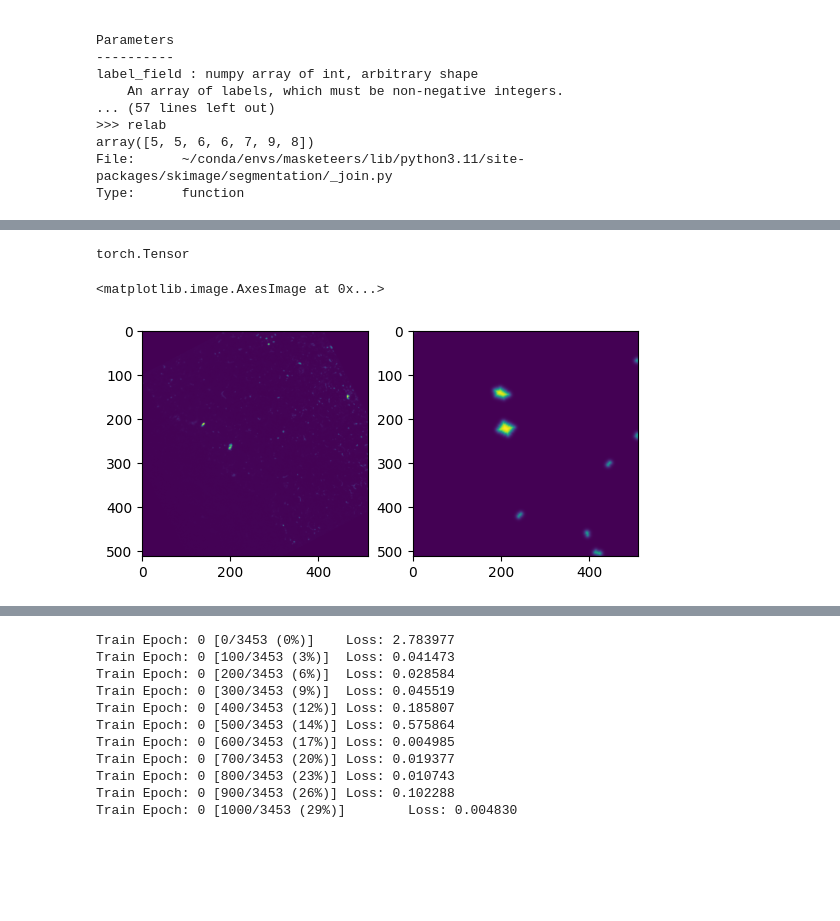
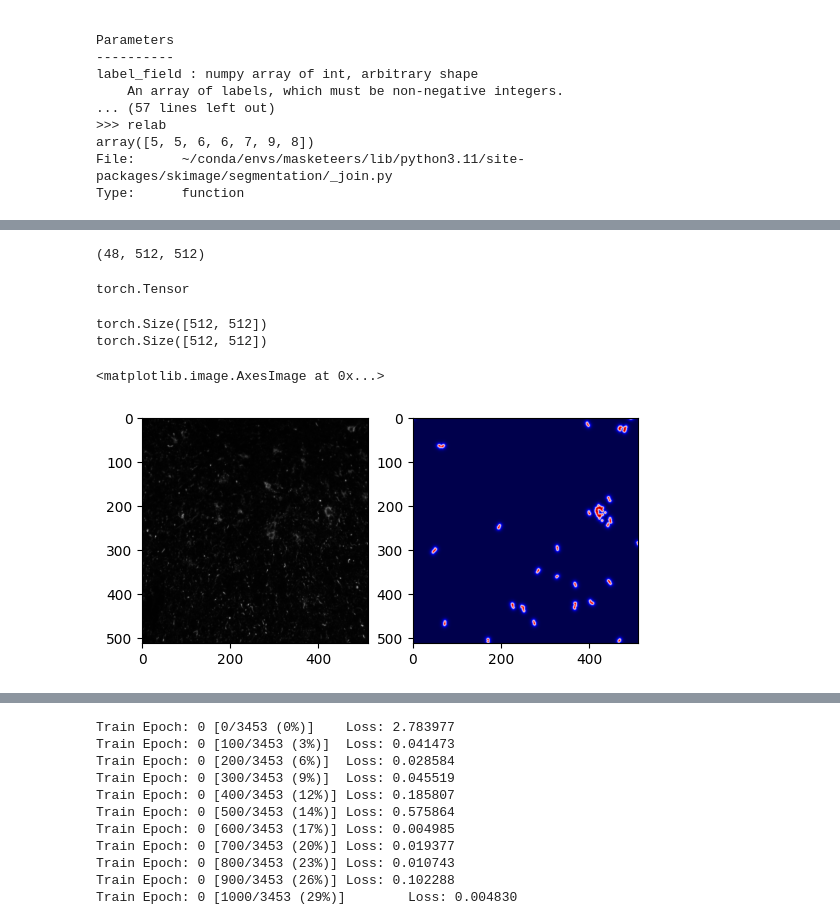
Before and after one commit to LDM-labstuff/masketeers, a Jupyter notebook: notebooks/class_dataloader_dm.ipynb, the cells around one changed output, grey strips where cells are left out. Cells and saved outputs as stored; diff of their text form; code cells hidden in the pictures; blank space fills up the shorter version.

```diff
--- a/notebooks/class_dataloader_dm.ipynb
+++ b/notebooks/class_dataloader_dm.ipynb
@@ -14,11 +14,11 @@ import torch.nn as nn
 import torchvision.transforms.v2 as transforms_v2
 # %%
 random.seed(26)
-zarr_path = "/mnt/efs/aimbl_2025/student_data/S-DM/Data/zarr_storage/test.zarr"
+zarr_path = "/mnt/efs/aimbl_2025/student_data/S-DM/Data/zarr_storage/tauopathies.zarr"
 root = zarr.open (zarr_path)
 test_cond = random.choice (list(root.keys()))
 test_image = random.choice (list (root[test_cond].keys()))
-test_array = np.array (root[test_cond][test_image]["y"], dtype = "int")
+test_array = np.array (root[test_cond][test_image]["y_cropped"], dtype = "float32")
 print (test_array.shape)
 type (test_array)
 # %% [output]
@@ -205,7 +195,7 @@ def load_data (zarr_path):
     for conditions in list (root.keys()):
         images = root [conditions].keys()
         for fov in images:
-            x = root[conditions][fov]["x_cropped"][:]
+            x = root[conditions][fov]["x_cropped"][:].astype ("float32")
             y = root[conditions][fov]["y_cropped"][:].astype ("int16")
             #y1 = root[conditions][fov]["y_cropped"][:].astype ("int64")
             #assert (y == y1).all()
@@ -314,3 +299,7 @@ def compute_sdt(labels: np.ndarray, scale: int = 5):
+# %%
+a.shape
+# %% [output]
+(48, 512, 512)
 # %%
 import os
 from torchvision.io import decode_image
@@ -338,23 +327,28 @@ class CropDataset(Dataset):
 
         img = torch.tensor(img).unsqueeze(0)
         seg = torch.tensor(seg).unsqueeze(0)
+        sdt = torch.tensor (compute_sdt (seg))
 
         if self.transform:
+            seed = torch.seed()
+            torch.manual_seed(seed)
             img = self.transform (img)
+            torch.manual_seed(seed)
             seg = self.transform(seg)
+            torch.manual_seed(seed)
+            sdt = self.transform(sdt)
+            # img, sdt, seg = self.transform (img, sdt, seg)
 
         if self.img_transform:
             img = self.img_transform(img)
 
-        sdt = compute_sdt (seg)
+
 
 
 
         return torch.tensor(img, dtype=torch.float32), torch.tensor(sdt, dtype=torch.float32)
 # %%
-dataset = CropDataset (zarr_path=zarr_path, transform = transforms_v2.Compose([
-    transforms_v2.RandomRotation(45)
-]))
+dataset = CropDataset (zarr_path=zarr_path)
 # %%
 def plot_two(img: np.ndarray, intermediate: np.ndarray, label: str):
     """
@@ -460,17 +454,21 @@ torch.Tensor
 # %%
 index = random.choice (range(0, len (dataset)))
 img = dataset [index][0].squeeze(0)
-sdt = dataset[index][1].squeeze (0)  # get the image and the distance transform
+print (img.shape)
+sdt = dataset[index][1].squeeze (0)
+print (sdt.shape) # get the image and the distance transform
 # We use the <code style="color: black">plot_two</code> function (imported in the first cell) to verify that our
 # dataset solution is correct. The output should show 2 images: the raw image and
 # the corresponding SDT.
 # plot_two(img, sdt,  label="SDT")
 # sdt.shape
 
 fig, ax = plt.subplots(1,2)
-ax[0].imshow(img)
-ax[1].imshow(sdt)
+ax[0].imshow(img, cmap = "grey")
+ax[1].imshow(sdt, cmap = "seismic")
 # %% [output]
-<matplotlib.image.AxesImage at 0x...>
+torch.Size([512, 512])
+torch.Size([512, 512])
+<matplotlib.image.AxesImage at 0x...>
-[figure, old version]
+[figure, new version]
 # %%
```
Also changed, not shown: parts of 16 cells of this notebook.
